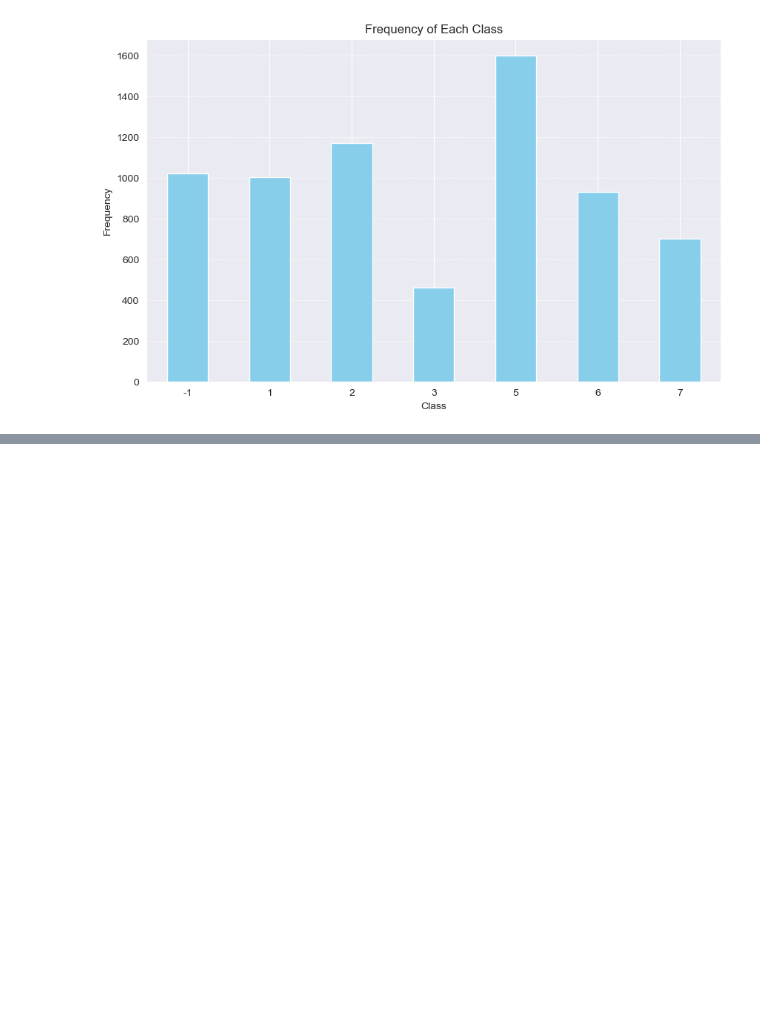
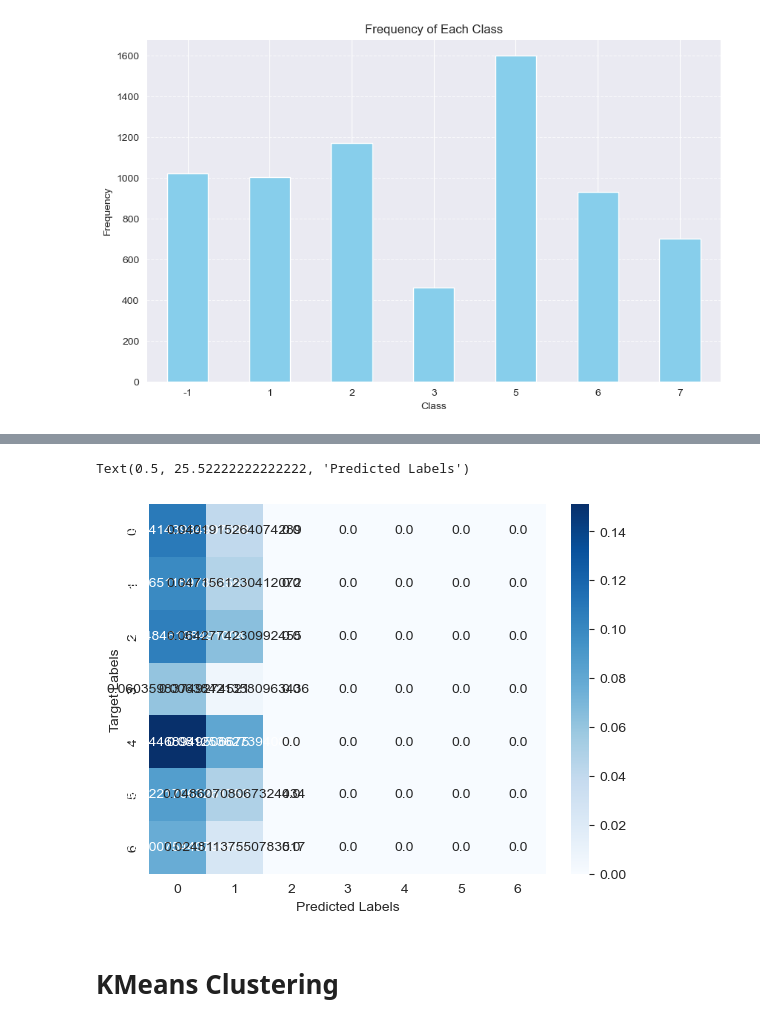
Before and after one commit to zaza-zaza/DSCC240-Final-Project, a Jupyter notebook: cluster.ipynb, the cells around one changed output, grey strips where cells are left out. Saved outputs shown, nothing was run; the diff lists cells and outputs as text; code cells hidden in the pictures; blank space fills up the shorter version.

```diff
--- a/cluster.ipynb
+++ b/cluster.ipynb
@@ -62,0 +174,14 @@ df_no_target = df.drop(columns=['Class'])
+# %%
+labels['aligned_clusters'] = labels['complete_linkage_predictions'].apply(lambda x: int(not x))
+# %%
+cf_matrix = confusion_matrix(labeled_target.values, labels[["aligned_clusters"]].values)
+cf_labels = ['True Neg','False Pos','False Neg','True Pos']
+fig, ax = plt.subplots(1, 1)
+sns.heatmap(cf_matrix/np.sum(cf_matrix), annot=cf_labels, fmt='', cmap='Blues')
+ax.set_ylabel('Target Labels')
+ax.set_xlabel('Predicted Labels')
+# %% [output]
+Text(0.5, 25.52222222222222, 'Predicted Labels')
+[figure, added]
+# %% [markdown]
+# KMeans Clustering
```
Also changed, not shown: parts of 25 cells of this notebook.
